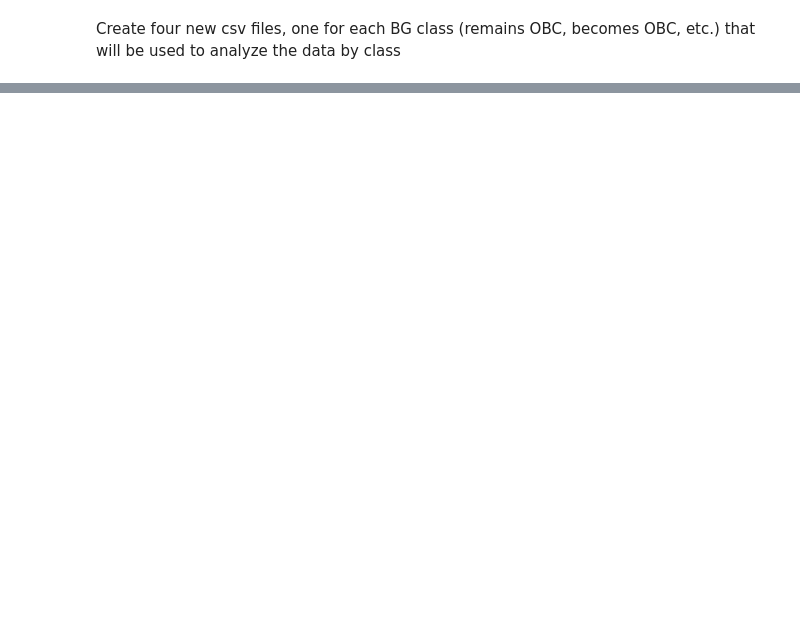
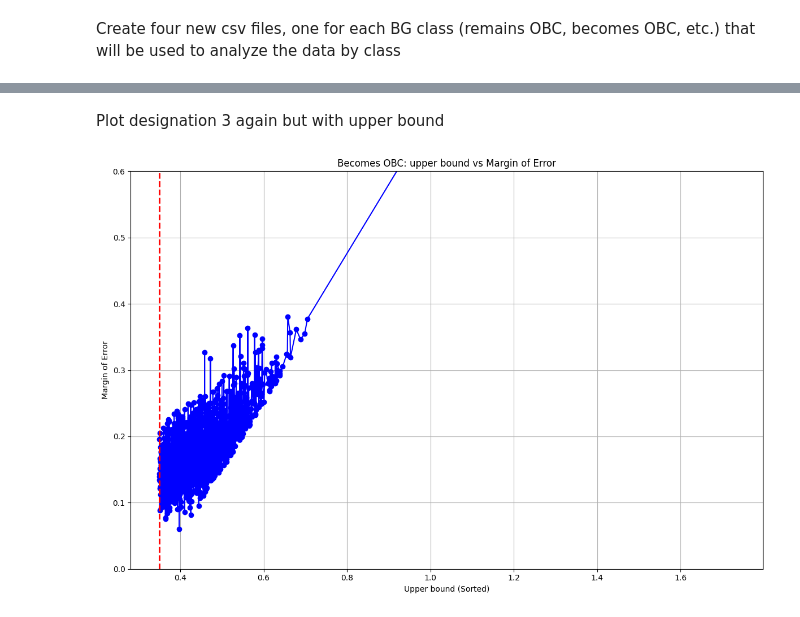
Before and after one commit to isleofaylaskye/NJ_MOE, a Jupyter notebook: jupyter_notebooks/analysis_by_class.ipynb, the cells around one changed output, grey strips where cells are left out. Saved outputs shown, nothing was run; the diff lists cells and outputs as text; code cells hidden in the pictures; blank space fills up the shorter version.

```diff
--- a/jupyter_notebooks/analysis_by_class.ipynb
+++ b/jupyter_notebooks/analysis_by_class.ipynb
@@ -82,0 +217,37 @@ plt.show()
+# %% [markdown]
+Plot designation 3 again but with upper bound
+# %%
+# plot low-income percent on the x-axis (least to greatest) and MOE on the y axis
+import pandas as pd
+import matplotlib.pyplot as plt
+
+#Define input file path
+input_file = 'designation_3_data.csv'
+input_csv_file = f'{ipath}/{input_file}'
+
+# Step 1: Load the CSV data
+data = pd.read_csv(input_csv_file)
+
+# Step 2: Sort by Inverse Percent from least to greatest
+data_sorted = data.sort_values(by='Upper bound')
+
+# Step 3: Plotting
+plt.figure(figsize=(12, 8))
+plt.plot(data_sorted['Upper bound'], data_sorted['Margin of Error'], marker='o', linestyle='-', color='b')
+plt.xlabel('Upper bound (Sorted)')
+plt.ylabel('Margin of Error')
+
+# Label title by block group class
+plt.title('Becomes OBC: upper bound vs Margin of Error')
+plt.grid(True)
+
+plt.ylim(0, 0.6)
+
+#mark 35% threshhold
+plt.axvline(x=0.35, color='red', linestyle='--', linewidth=2)
+plt.tight_layout()
+
+# Show the plot
+plt.show()
+# %% [output]
+[figure, added]
```
Also changed, not shown: parts of 15 cells of this notebook, 4 other files.
